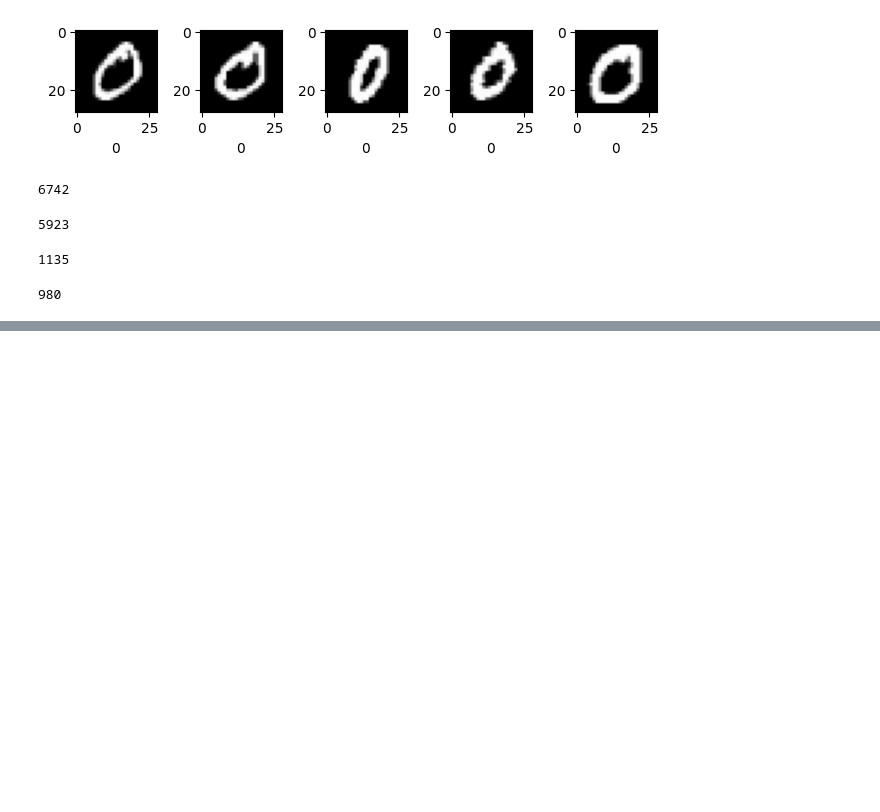
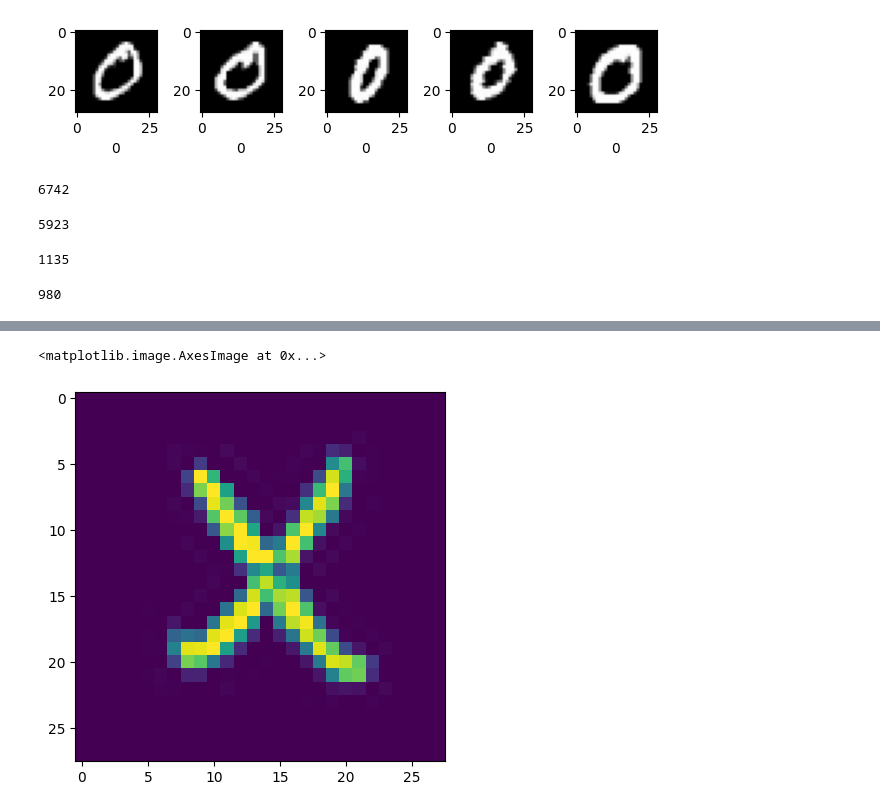
Before and after one commit to Divyanshsingh1910/tic-tac-toe_player-agent, a Jupyter notebook: Data/0,X_Gen.ipynb, the cells around one changed output, grey strips where cells are left out. Cells and saved outputs as stored; diff of their text form; code cells hidden in the pictures; blank space fills up the shorter version.

```diff
--- a/Data/0,X_Gen.ipynb
+++ b/Data/0,X_Gen.ipynb
@@ -178,0 +180,5 @@ for i in range(6000):
+# %%
+plt.imshow(ones[88])
+# %% [output]
+<matplotlib.image.AxesImage at 0x...>
+[figure, added]
```
Also changed, not shown: parts of 12 cells of this notebook.
